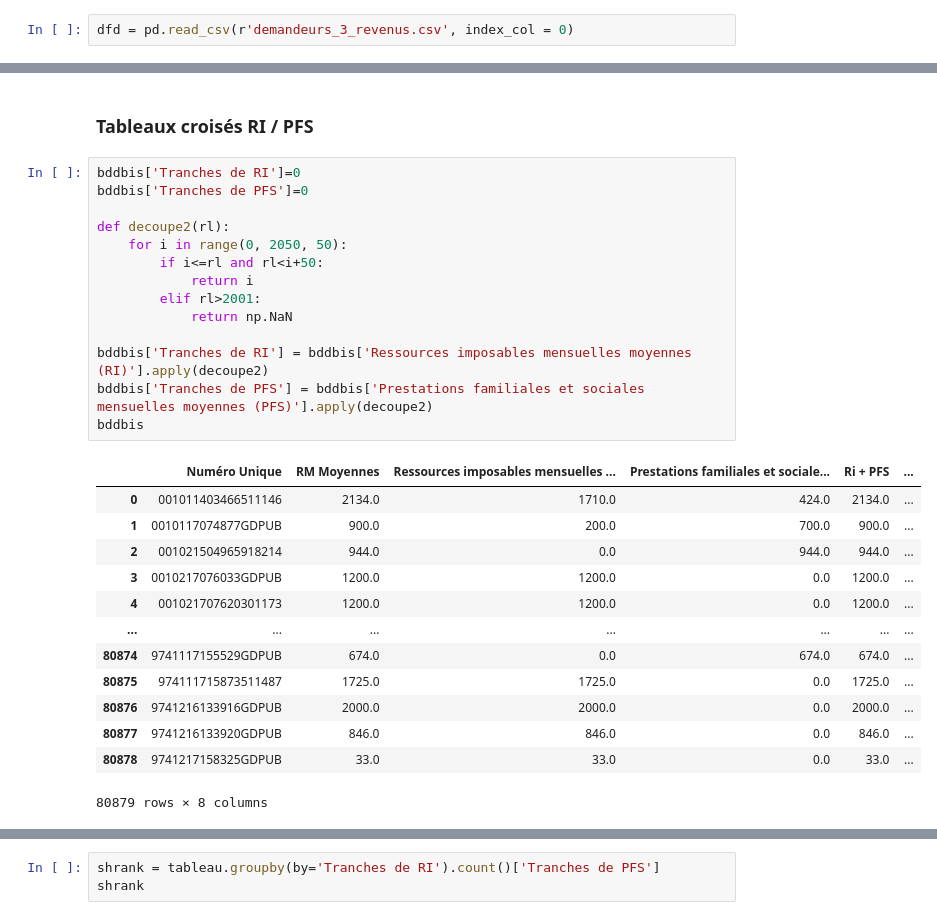
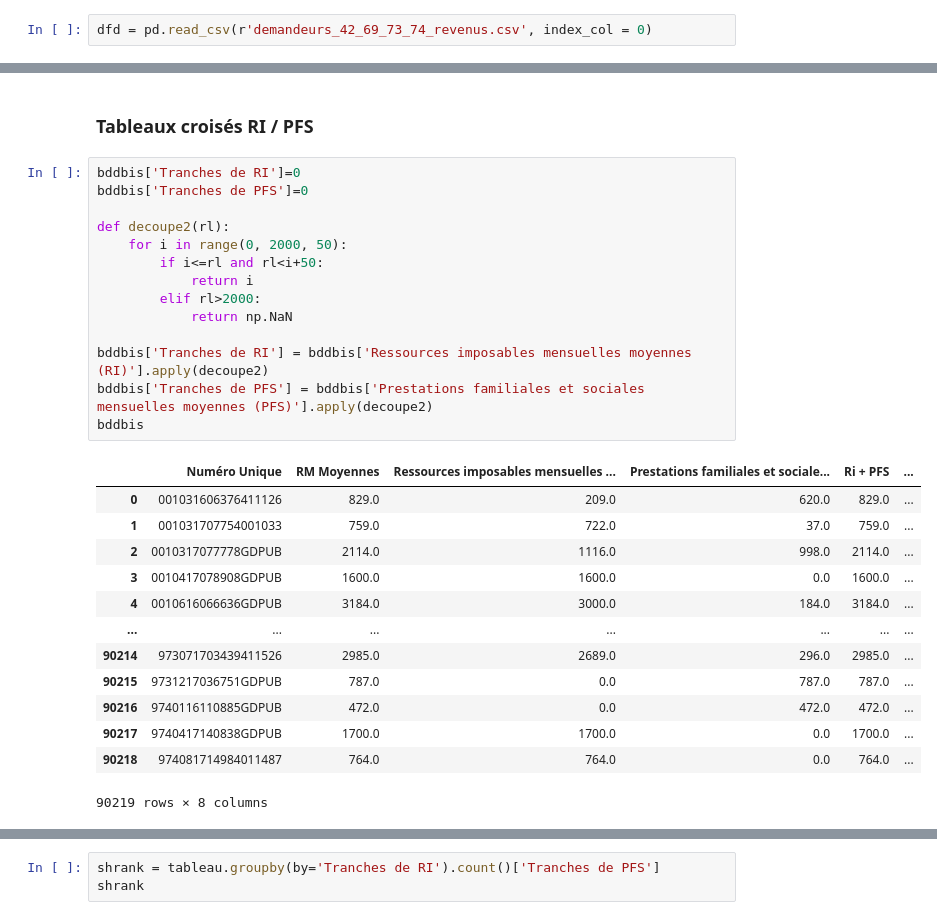
Before and after one commit to cmllbll/Social-Housing-in-France, a Jupyter notebook: Tableaux.ipynb, the cells around one changed output, grey strips where cells are left out. Saved outputs shown, nothing was run; the diff lists cells and outputs as text.

```diff
--- a/Tableaux.ipynb
+++ b/Tableaux.ipynb
@@ -3,7 +3,7 @@ import numpy as np
 import pandas as pd
 from tqdm import tqdm
 # %%
-dfd = pd.read_csv(r'demandeurs_3_revenus.csv', index_col = 0)
+dfd = pd.read_csv(r'demandeurs_42_69_73_74_revenus.csv', index_col = 0)
 # %%
 dfd=dfd.rename(columns={'Type de ressource\n': 'Type'})
 dfd
@@ -420,31 +420,31 @@ final.to_excel(file_name)
 # %%
 bddbis['Tranches de RI']=0
 bddbis['Tranches de PFS']=0
 
 def decoupe2(rl):
-    for i in range(0, 2050, 50):
+    for i in range(0, 2000, 50):
         if i<=rl and rl<i+50:
             return i
-        elif rl>2001:
+        elif rl>2000:
             return np.NaN
 
 bddbis['Tranches de RI'] = bddbis['Ressources imposables mensuelles moyennes (RI)'].apply(decoupe2)
 bddbis['Tranches de PFS'] = bddbis['Prestations familiales et sociales mensuelles moyennes (PFS)'].apply(decoupe2)
 bddbis
 # %% [output]
 |  | Numéro Unique | RM Moyennes | Ressources imposables mensuelles ... | Prestations familiales et sociale... | Ri + PFS | ... |
-| 0 | 001011403466511146 | 2134.0 | 1710.0 | 424.0 | 2134.0 | ... |
-| 1 | 0010117074877GDPUB | 900.0 | 200.0 | 700.0 | 900.0 | ... |
-| 2 | 001021504965918214 | 944.0 | 0.0 | 944.0 | 944.0 | ... |
-| 3 | 0010217076033GDPUB | 1200.0 | 1200.0 | 0.0 | 1200.0 | ... |
-| 4 | 001021707620301173 | 1200.0 | 1200.0 | 0.0 | 1200.0 | ... |
+| 0 | 001031606376411126 | 829.0 | 209.0 | 620.0 | 829.0 | ... |
+| 1 | 001031707754001033 | 759.0 | 722.0 | 37.0 | 759.0 | ... |
+| 2 | 0010317077778GDPUB | 2114.0 | 1116.0 | 998.0 | 2114.0 | ... |
+| 3 | 0010417078908GDPUB | 1600.0 | 1600.0 | 0.0 | 1600.0 | ... |
+| 4 | 0010616066636GDPUB | 3184.0 | 3000.0 | 184.0 | 3184.0 | ... |
 | ... | ... | ... | ... | ... | ... | ... |
-| 80874 | 9741117155529GDPUB | 674.0 | 0.0 | 674.0 | 674.0 | ... |
-| 80875 | 974111715873511487 | 1725.0 | 1725.0 | 0.0 | 1725.0 | ... |
-| 80876 | 9741216133916GDPUB | 2000.0 | 2000.0 | 0.0 | 2000.0 | ... |
-| 80877 | 9741216133920GDPUB | 846.0 | 846.0 | 0.0 | 846.0 | ... |
-| 80878 | 9741217158325GDPUB | 33.0 | 33.0 | 0.0 | 33.0 | ... |
+| 90214 | 973071703439411526 | 2985.0 | 2689.0 | 296.0 | 2985.0 | ... |
+| 90215 | 9731217036751GDPUB | 787.0 | 0.0 | 787.0 | 787.0 | ... |
+| 90216 | 9740116110885GDPUB | 472.0 | 0.0 | 472.0 | 472.0 | ... |
+| 90217 | 9740417140838GDPUB | 1700.0 | 1700.0 | 0.0 | 1700.0 | ... |
+| 90218 | 974081714984011487 | 764.0 | 764.0 | 0.0 | 764.0 | ... |
-80879 rows × 8 columns
+90219 rows × 8 columns
 # %%
 tableau=bddbis[['Tranches de RI', 'Tranches de PFS']]
 tableau=tableau.dropna()
```
Also changed, not shown: parts of 23 cells of this notebook.
